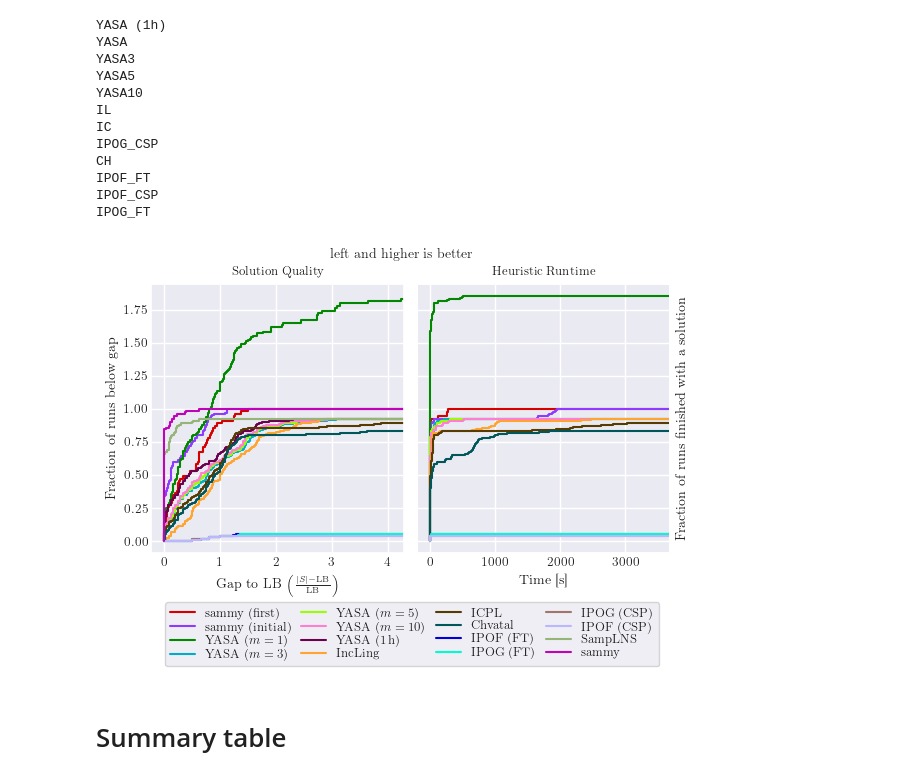
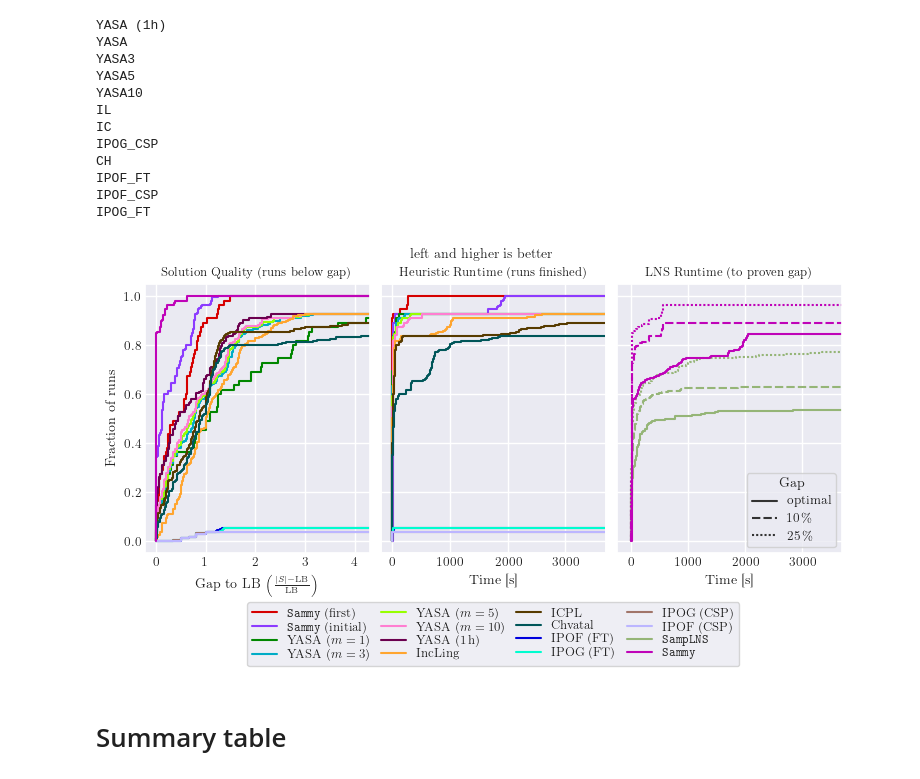
Before and after one commit to phillip-keldenich/sammy, a Jupyter notebook: experiments/paper_figures/on_benchmark_set/03_plots.ipynb, the cells around one changed output. Saved outputs shown, nothing was run; the diff lists cells and outputs as text; code cells hidden in the pictures.

Commit message:
figures updated

```diff
--- a/experiments/paper_figures/on_benchmark_set/03_plots.ipynb
+++ b/experiments/paper_figures/on_benchmark_set/03_plots.ipynb
@@ -557,11 +508,11 @@ def push_sol_quality(algorithm, instance, value):
 
 for instance, instance_data in sammy_data.items():
     for ub in instance_data['initial_ubs']:
-        push_sol_quality('sammy (initial)', instance, ub)
+        push_sol_quality(r'\texttt{Sammy} (initial)', instance, ub)
     for ub in instance_data['first_sol_sizes']:
-        push_sol_quality('sammy (first)', instance, ub)
+        push_sol_quality(r'\texttt{Sammy} (first)', instance, ub)
     for ub in instance_data['ubs']:
-        push_sol_quality('sammy', instance, ub)
+        push_sol_quality(r'\texttt{Sammy}', instance, ub)
 
 for instance, instance_data in samplns_data.items():
     for ub in instance_data['upper_bounds']:
@@ -625,6 +550,7 @@ plt.savefig('solution_quality.pdf', bbox_inches='tight')
 # %%
 solution_quality_performance_plot_data = []
-total_num_runs = len(solution_quality_to_best_lb.query('Algorithm == "sammy (initial)"'))
+total_num_runs = solution_quality_to_best_lb[
+    solution_quality_to_best_lb['Algorithm'] == r'\texttt{Sammy} (initial)'].shape[0]
 distinct_algorithms = set(solution_quality_to_best_lb['Algorithm'].unique())
 previous_num_solved = {algorithm: (-0.0000001, 0) for algorithm in distinct_algorithms}
 max_gap = -0.0000001
@@ -735,41 +661,53 @@ IPOF_FT
 IPOF_CSP
 IPOG_FT
 # %%
-fig, (ax1, ax2) = plt.subplots(figsize=(6.7, 3.5), nrows=1, ncols=2,
-                               sharey=True)
+fig, (ax1, ax2, ax4) = plt.subplots(figsize=(9, 3.5), nrows=1, ncols=3,
+                                    sharey=True)
 fig.suptitle('left and higher is better', fontsize=10)
 plt.subplots_adjust(wspace=0.05, hspace=None)
 sns.lineplot(data=solution_quality_performance_plot_data_df,
              x='relative_gap', y='frac_solved', hue='Algorithm',
-             palette=palette, hue_order=extended_plot_order_noc, ax=ax1)
+             palette=palette, hue_order=extended_plot_order, ax=ax1)
 sns.lineplot(data=heuristic_fraction_solved_after_time_df, x='time', y='frac_solved',
              hue='Heuristic', palette=palette,
-             hue_order=extended_plot_order_noc,
+             hue_order=extended_plot_order,
              ax=ax2, legend=None)
+sns.lineplot(data=num_solved_at_time_df, x='time', y='frac_solved',
+             hue='Algorithm', palette=palette[14:16],
+             hue_order=[ r'\texttt{SampLNS}', r'\texttt{Sammy}'],
+             style='Gap', style_order=['optimal', r'\qty{10}{\percent}',
+                                       r'\qty{25}{\percent}'])
 ax1.set_xlabel(r"Gap to LB {\small $\left(\frac{|S| - \operatorname{LB}}{\operatorname{LB}}\right)$}")
-ax1.set_ylabel(r"Fraction of runs below gap")
+ax1.set_ylabel(r"Fraction of runs")
 ax1.legend().set_title("")
 ax1.tick_params(axis='x', pad=-3)
 ax1.tick_params(axis='y', pad=-3)
-ax1.set_title("Solution Quality", fontsize=9)
+ax1.set_title("Solution Quality (runs below gap)", fontsize=9)
 ax1.set_xlim(ax1.get_xlim()[0], 4.3)
 ax3 = ax2.twinx()
 ax3.set_yticks([])
 ax3.set_ylim(*ax2.get_ylim())
-ax3.set_ylabel("Fraction of runs finished with a solution")
+#ax3.set_ylabel("Fraction of runs finished with a solution")
 ax3.yaxis.set_label_position("right")
 ax2.tick_params(axis='x', pad=-3)
 ax2.set_xlabel('Time [s]')
-ax2.set_title('Heuristic Runtime', fontsize=9)
+ax2.set_title('Heuristic Runtime (runs finished)', fontsize=9)
 ax2.set_xlim(ax2.get_xlim()[0], 3700)
+ax4.set_xlabel('Time [s]')
+ax4.set_xlim(ax4.get_xlim()[0], 3700)
+ax4.tick_params(axis='x', pad=-3)
+ax4.set_title('LNS Runtime (to proven gap)', fontsize=9)
+handles4, labels4 = ax4.get_legend_handles_labels()
+indexgap = labels4.index('Gap')
+ax4.legend(handles4[indexgap+1:], labels4[indexgap+1:], title="Gap")
 for ytickline in ax2.get_yticklines():
     ytickline.set_visible(False)
-sns.move_legend(ax1, "center", ncol=4, bbox_to_anchor=(1.03, -0.3),
+sns.move_legend(ax1, "center", ncol=4, bbox_to_anchor=(1.55, -0.3),
                 labelspacing=0.1, columnspacing=0.8, fontsize=9)
 plt.savefig('solution_quality_and_heuristic_runtime.pdf',
             bbox_inches='tight')
 # %% [output]
-[figure, old version]
+[figure, new version]
 # %% [markdown]
 # Summary table
 # %%
```
Also changed, not shown: parts of 21 cells of this notebook, 7 other files.
